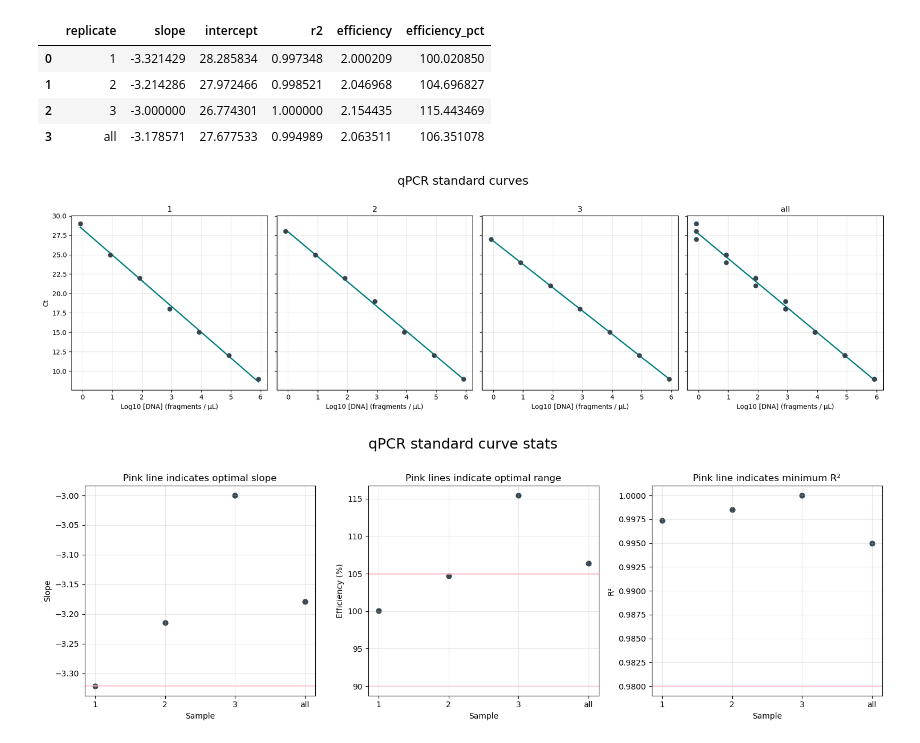
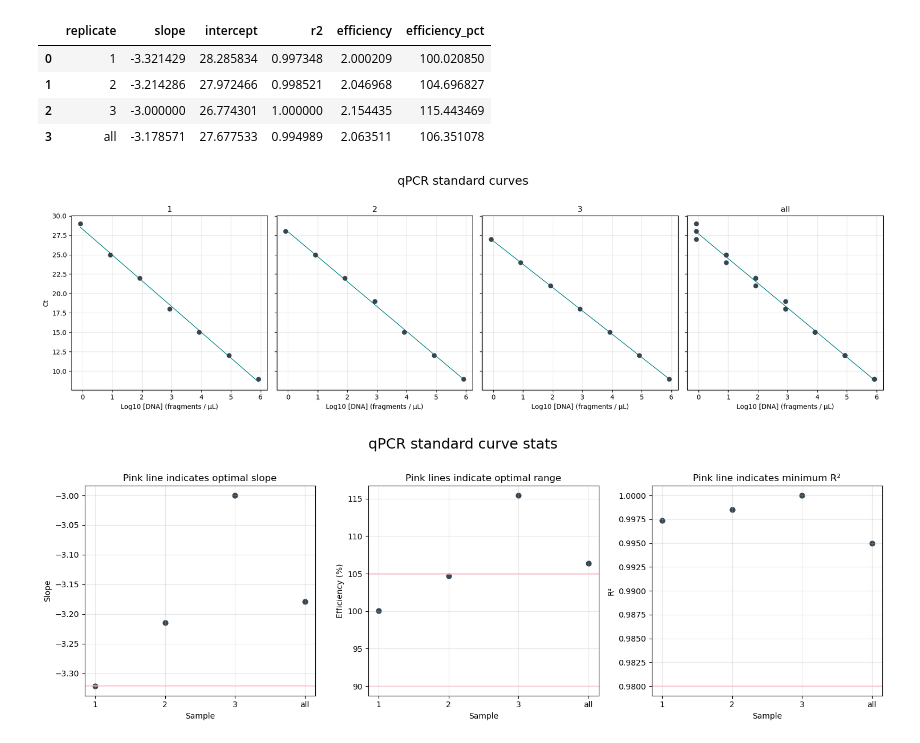
Before and after one commit to EvaPeet-sp/SystemsPractice, a Jupyter notebook: ploidy.ipynb, the cells around one changed output. Drawn from its saved outputs; the diff is of its cells as text; code cells hidden in the pictures.

```diff
--- a/ploidy.ipynb
+++ b/ploidy.ipynb
@@ -454,35 +454,35 @@ curve_stats
 fig, axes = plt.subplots(1, 4, figsize=(18, 5), sharey=True)
 
 top_labels = [1, 2, 3, 'all']
 
 for ax, rep in zip(axes, top_labels):
     if rep == 'all':
         df_plot = qpcr_standard.copy()
         stats_row = curve_stats[curve_stats['replicate'] == 'all'].iloc[0]
     else:
         df_plot = qpcr_standard[qpcr_standard['replicate'] == rep].copy()
         stats_row = curve_stats[curve_stats['replicate'] == rep].iloc[0]
 
     x = df_plot['log10_dna_molecules_in_well_per_ul'].to_numpy()
     y = df_plot['Ct'].to_numpy()
 
     ax.scatter(x, y, color='#36454F', s=40, zorder=3)
 
     x_line = np.linspace(x.min(), x.max(), 100)
     y_line = stats_row['slope'] * x_line + stats_row['intercept']
-    ax.plot(x_line, y_line, color='teal', linewidth=2)
+    ax.plot(x_line, y_line, color='teal', linewidth=1)
 
     ax.set_title(str(rep))
     ax.set_xlabel('Log10 [DNA] (fragments / μL)')
     ax.grid(True, alpha=0.3)
 
 axes[0].set_ylabel('Ct')
 
 fig.suptitle('qPCR standard curves', fontsize=18, y=1.02)
 plt.tight_layout()
 plt.show()
 # %% [output]
-[figure, old version]
+[figure, new version]
 # %%
 ### Summary plots for slope, efficiency, R2 across replicates and all
 curve_stats_plot = curve_stats.copy()
```
Also changed, not shown: parts of 11 cells of this notebook.
